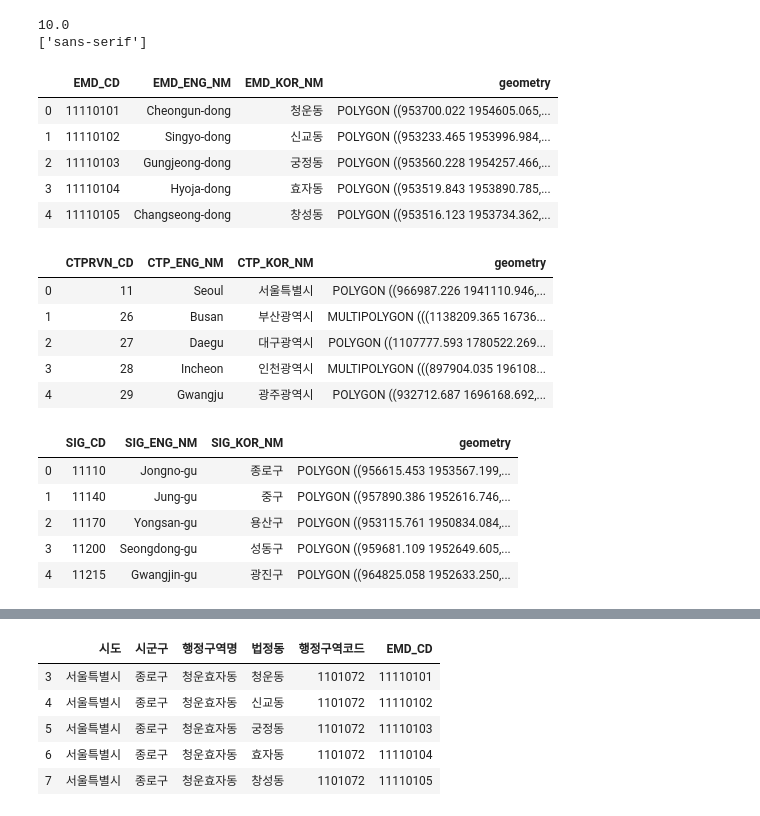
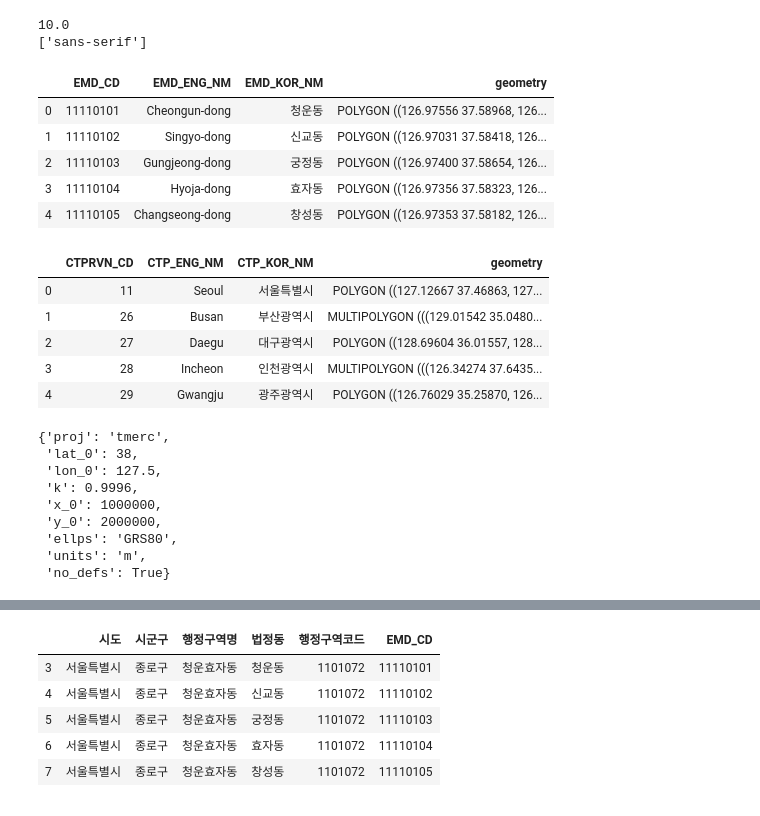
Before and after one commit to jiwon11/localDataAnalysis, a Jupyter notebook: destrict.ipynb, the cells around one changed output, grey strips where cells are left out. Drawn from its saved outputs; the diff is of its cells as text; code cells hidden in the pictures.

```diff
--- a/destrict.ipynb
+++ b/destrict.ipynb
@@ -11,34 +11,41 @@ print (plt.rcParams['font.family'] )
 ['sans-serif']
 # %%
 emd_area = gpd.GeoDataFrame.from_file('./EMD_202005/EMD.shp', encoding='cp949')
+emd_area['geometry'] = emd_area['geometry'].to_crs(epsg=4326)
 emd_area.head()
 # %% [output]
 |  | EMD_CD | EMD_ENG_NM | EMD_KOR_NM | geometry |
-| 0 | 11110101 | Cheongun-dong | 청운동 | POLYGON ((953700.022 1954605.065,... |
-| 1 | 11110102 | Singyo-dong | 신교동 | POLYGON ((953233.465 1953996.984,... |
-| 2 | 11110103 | Gungjeong-dong | 궁정동 | POLYGON ((953560.228 1954257.466,... |
-| 3 | 11110104 | Hyoja-dong | 효자동 | POLYGON ((953519.843 1953890.785,... |
-| 4 | 11110105 | Changseong-dong | 창성동 | POLYGON ((953516.123 1953734.362,... |
+| 0 | 11110101 | Cheongun-dong | 청운동 | POLYGON ((126.97556 37.58968, 126... |
+| 1 | 11110102 | Singyo-dong | 신교동 | POLYGON ((126.97031 37.58418, 126... |
+| 2 | 11110103 | Gungjeong-dong | 궁정동 | POLYGON ((126.97400 37.58654, 126... |
+| 3 | 11110104 | Hyoja-dong | 효자동 | POLYGON ((126.97356 37.58323, 126... |
+| 4 | 11110105 | Changseong-dong | 창성동 | POLYGON ((126.97353 37.58182, 126... |
 # %%
 ctprvn_area = gpd.GeoDataFrame.from_file('./CTPRVN_202005/CTPRVN.shp', encoding='cp949')
+ctprvn_area['geometry'] = ctprvn_area['geometry'].to_crs(epsg=4326)
 ctprvn_area.head()
 # %% [output]
 |  | CTPRVN_CD | CTP_ENG_NM | CTP_KOR_NM | geometry |
-| 0 | 11 | Seoul | 서울특별시 | POLYGON ((966987.226 1941110.946,... |
-| 1 | 26 | Busan | 부산광역시 | MULTIPOLYGON (((1138209.365 16736... |
-| 2 | 27 | Daegu | 대구광역시 | POLYGON ((1107777.593 1780522.269... |
-| 3 | 28 | Incheon | 인천광역시 | MULTIPOLYGON (((897904.035 196108... |
-| 4 | 29 | Gwangju | 광주광역시 | POLYGON ((932712.687 1696168.692,... |
+| 0 | 11 | Seoul | 서울특별시 | POLYGON ((127.12667 37.46863, 127... |
+| 1 | 26 | Busan | 부산광역시 | MULTIPOLYGON (((129.01542 35.0480... |
+| 2 | 27 | Daegu | 대구광역시 | POLYGON ((128.69604 36.01557, 128... |
+| 3 | 28 | Incheon | 인천광역시 | MULTIPOLYGON (((126.34274 37.6435... |
+| 4 | 29 | Gwangju | 광주광역시 | POLYGON ((126.76029 35.25870, 126... |
 # %%
 sig_area = gpd.GeoDataFrame.from_file('./SIG_202005/SIG.shp', encoding='cp949')
+sig_area['geometry'] = sig_area['geometry'].to_crs(epsg=4326)
 sig_area.head()
+sig_area.crs
 # %% [output]
-|  | SIG_CD | SIG_ENG_NM | SIG_KOR_NM | geometry |
-| 0 | 11110 | Jongno-gu | 종로구 | POLYGON ((956615.453 1953567.199,... |
-| 1 | 11140 | Jung-gu | 중구 | POLYGON ((957890.386 1952616.746,... |
-| 2 | 11170 | Yongsan-gu | 용산구 | POLYGON ((953115.761 1950834.084,... |
-| 3 | 11200 | Seongdong-gu | 성동구 | POLYGON ((959681.109 1952649.605,... |
-| 4 | 11215 | Gwangjin-gu | 광진구 | POLYGON ((964825.058 1952633.250,... |
+{'proj': 'tmerc',
+ 'lat_0': 38,
+ 'lon_0': 127.5,
+ 'k': 0.9996,
+ 'x_0': 1000000,
+ 'y_0': 2000000,
+ 'ellps': 'GRS80',
+ 'units': 'm',
+ 'no_defs': True}
 # %%
 adCode_excel = pd.read_excel('./adCode_20201001.xlsx', sheet_name='법정동코드 연계 자료분석용', dtype='str')
 adCode_excel.head()
```
Also changed, not shown: parts of 7 cells of this notebook.
